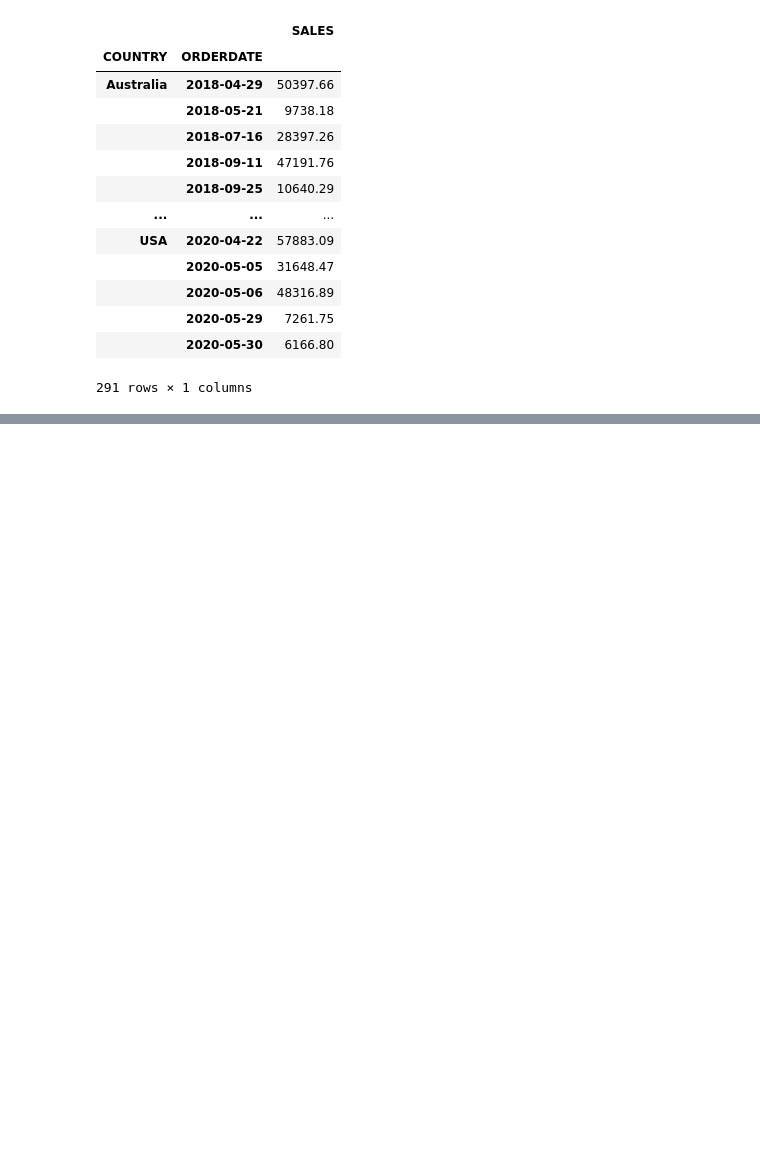
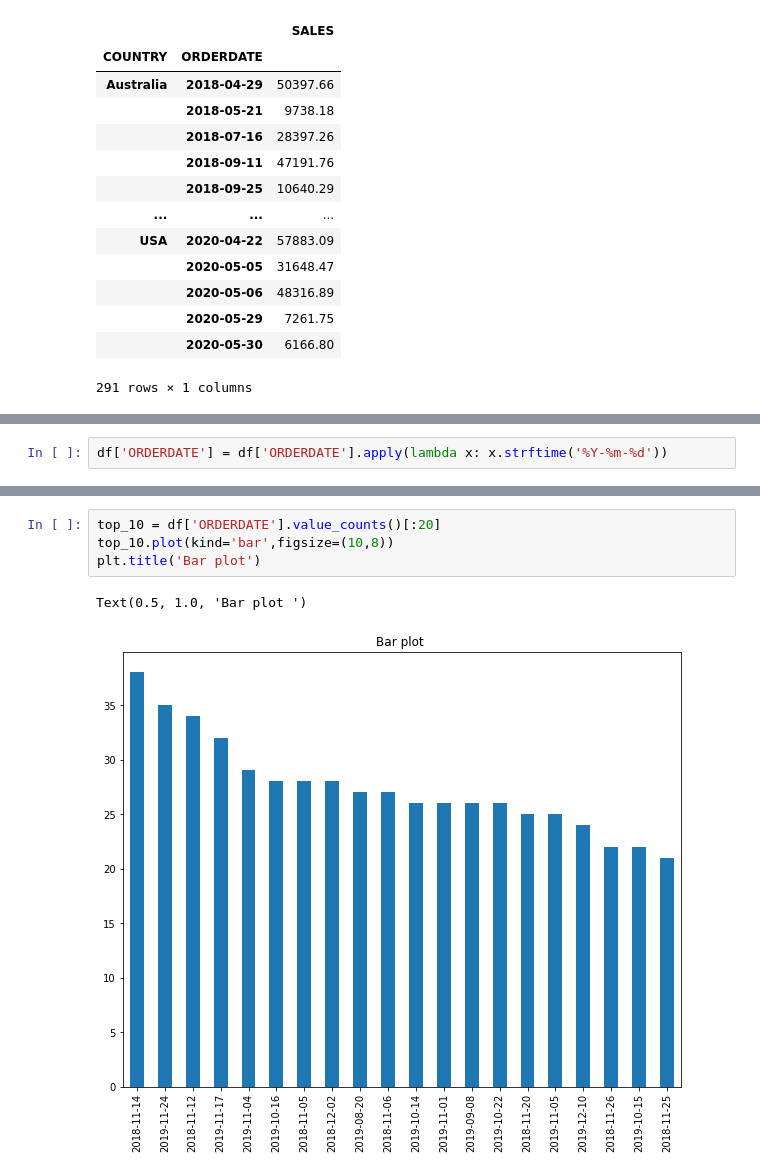
Before and after one commit to khancuh/Machine-Learning-Projectss, a Jupyter notebook: Sales_data_analysis_and_visulization/Sales_Project.ipynb, the cells around one changed output, grey strips where cells are left out. Saved outputs shown, nothing was run; the diff lists cells and outputs as text; blank space fills up the shorter version.

```diff
--- a/Sales_data_analysis_and_visulization/Sales_Project.ipynb
+++ b/Sales_data_analysis_and_visulization/Sales_Project.ipynb
@@ -490,0 +531,2 @@ display(df_sales_by_date)
+# %%
+df['ORDERDATE'] = df['ORDERDATE'].apply(lambda x: x.strftime('%Y-%m-%d'))
@@ -490,0 +553,7 @@ display(df_sales_by_date)
+# %%
+top_10 = df['ORDERDATE'].value_counts()[:20]
+top_10.plot(kind='bar',figsize=(10,8))
+plt.title('Bar plot')
+# %% [output]
+Text(0.5, 1.0, 'Bar plot ')
+[figure, added]
```
Also changed, not shown: parts of 41 cells of this notebook.
